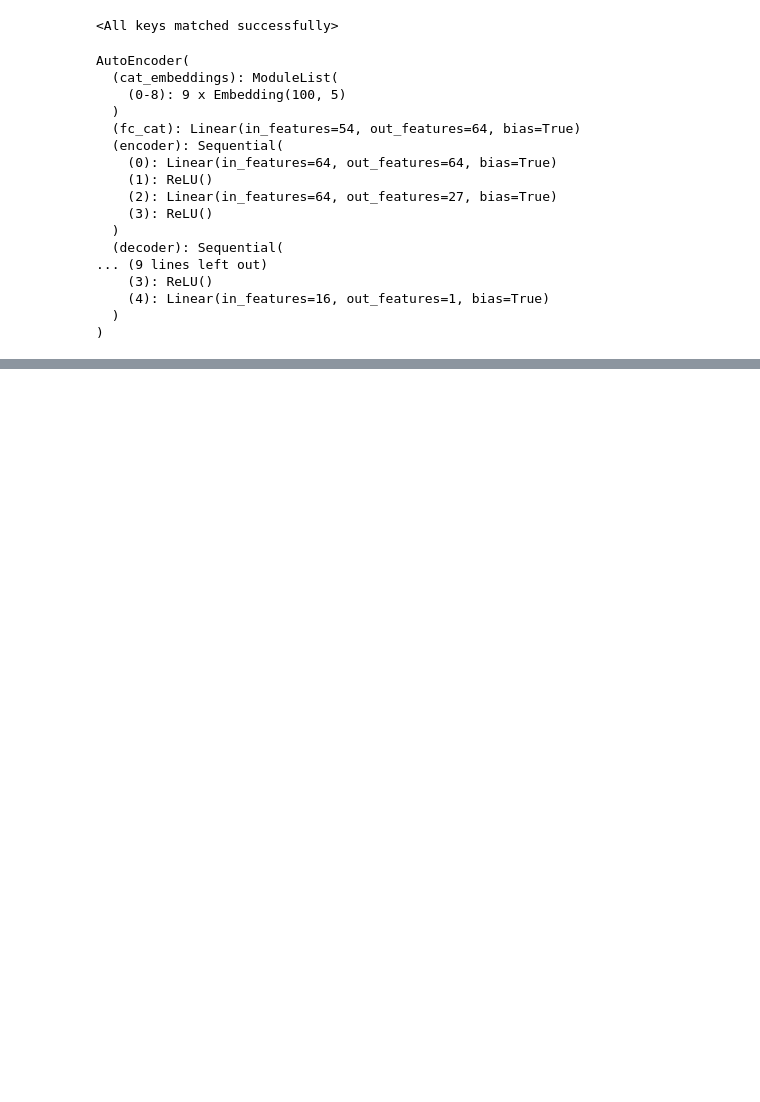
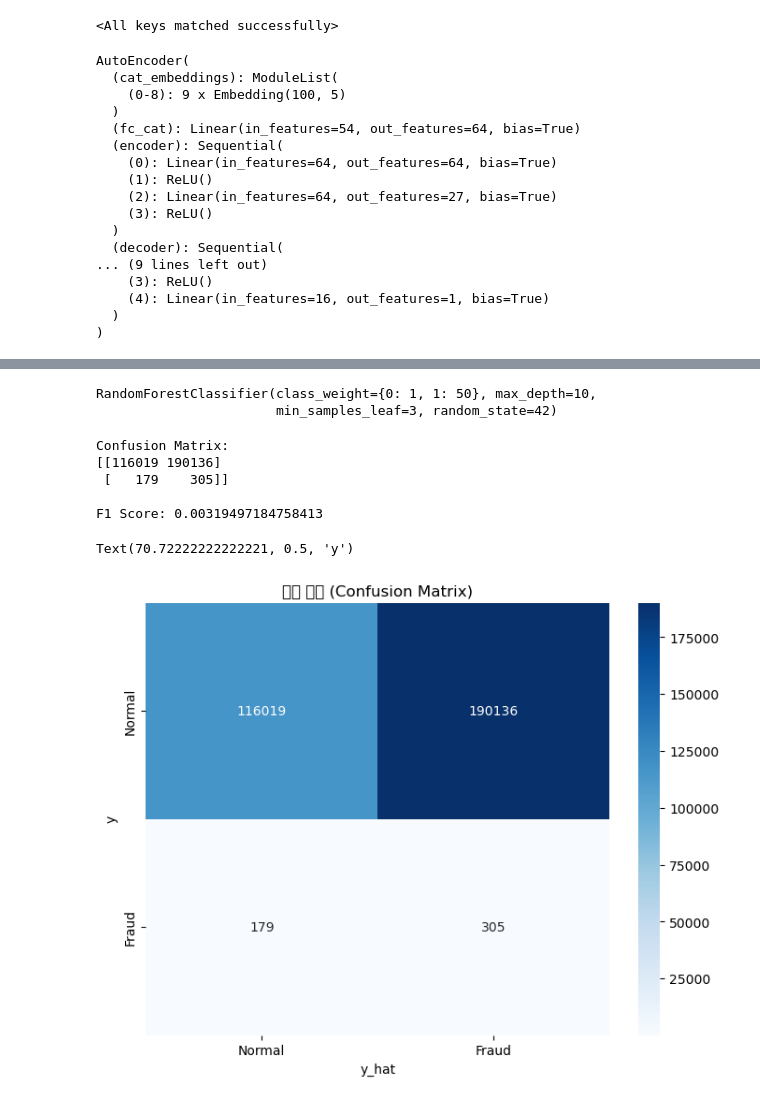
Before and after one commit to JsHyun0/24-2_DS_Project_2, a Jupyter notebook: encodedTree.ipynb, the cells around one changed output, grey strips where cells are left out. Saved outputs shown, nothing was run; the diff lists cells and outputs as text; code cells hidden in the pictures; blank space fills up the shorter version.

```diff
--- a/encodedTree.ipynb
+++ b/encodedTree.ipynb
@@ -138,0 +121,43 @@ weighted avg       1.00      0.87      0.93    306639
+# %%
+rf_classifier = RandomForestClassifier(random_state=42,
+                                       max_depth=10,
+                                       min_samples_leaf=3,
+                                       class_weight={0: 1, 1: 50})
+# %%
+rf_classifier.fit(train_embeddings, train_y_resampled)
+# %% [output]
+RandomForestClassifier(class_weight={0: 1, 1: 50}, max_depth=10,
+                       min_samples_leaf=3, random_state=42)
+# %%
+y_pred = rf_classifier.predict(valid_embeddings)
+# %%
+conf_matrix = confusion_matrix(valid_y, y_pred)
+# %%
+# 혼동 행렬 출력
+print("Confusion Matrix:")
+print(conf_matrix)
+
+# F1 score 계산 및 출력
+f1 = f1_score(valid_y, y_pred)
+print("\nF1 Score:", f1)
+# %% [output]
+Confusion Matrix:
+[[116019 190136]
+ [   179    305]]
+
+F1 Score: 0.00319497184758413
+# %%
+# 혼동 행렬 시각화
+plt.figure(figsize=(8, 6))
+sns.heatmap(conf_matrix,
+            annot=True,
+            fmt='d',
+            cmap='Blues',
+            xticklabels=['Normal', 'Fraud'],
+            yticklabels=['Normal', 'Fraud'])
+plt.title('혼동 행렬 (Confusion Matrix)')
+plt.xlabel('y_hat')
+plt.ylabel('y')
+# %% [output]
+Text(70.72222222222221, 0.5, 'y')
+[figure, added]
```
Also changed, not shown: parts of 5 cells of this notebook.
